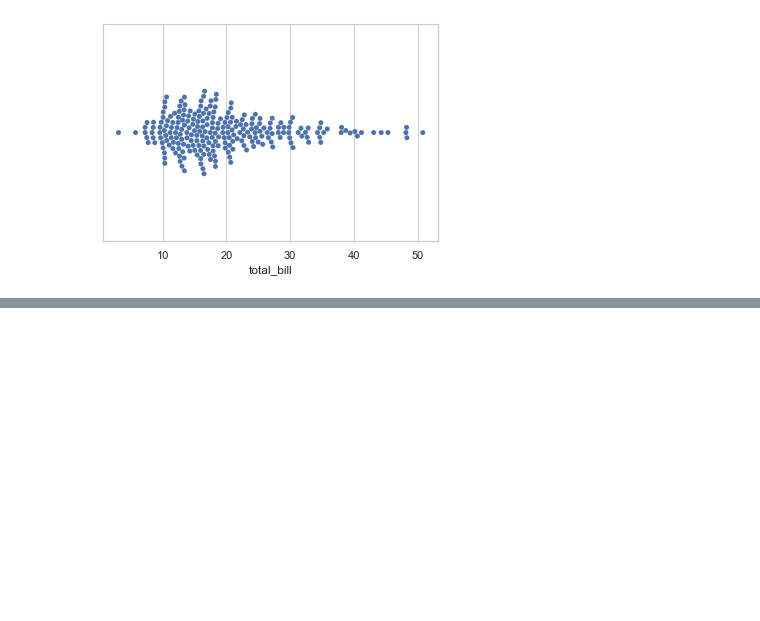
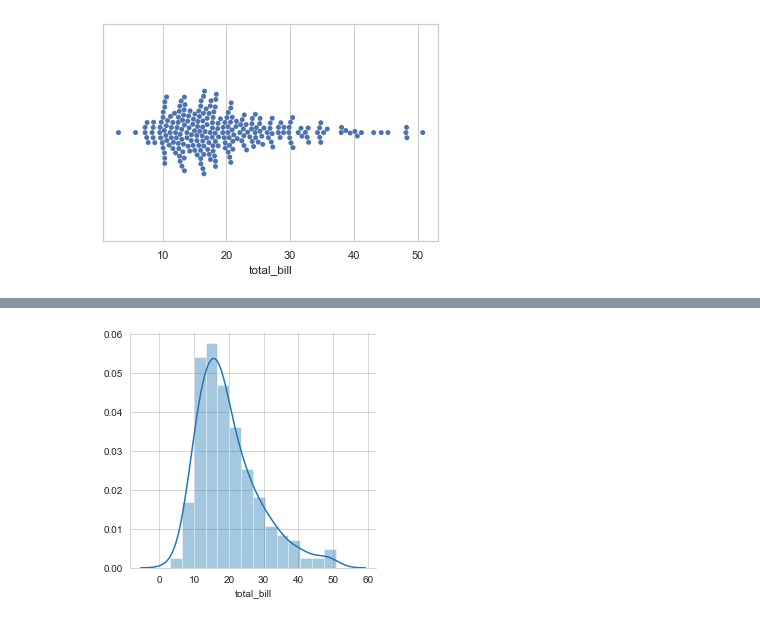
Before and after one commit to garycunningham89/fundamentalsdataanalysis, a Jupyter notebook: Fundamentals of Data Analysis.ipynb, the cells around one changed output, grey strips where cells are left out. Cells and saved outputs as stored; diff of their text form; code cells hidden in the pictures; blank space fills up the shorter version.

```diff
--- a/Fundamentals of Data Analysis.ipynb
+++ b/Fundamentals of Data Analysis.ipynb
@@ -163,0 +239,6 @@ sns.swarmplot(x="day", y="total_bill", data=tips)
+# %%
+sns.set_style("whitegrid") #setting the style as whitegrid as seen in tutorials.
+sns.FacetGrid(tips, height=4).map(sns.distplot, "total_bill").add_legend()
+plt.show()
+# %% [output]
+[figure, added]
```
Also changed, not shown: parts of 11 cells of this notebook, 1 other file.
